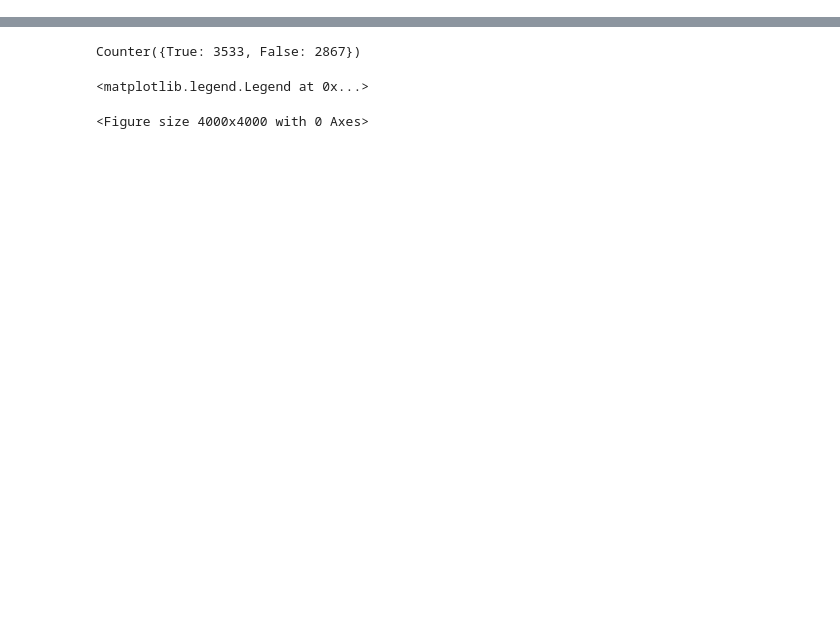
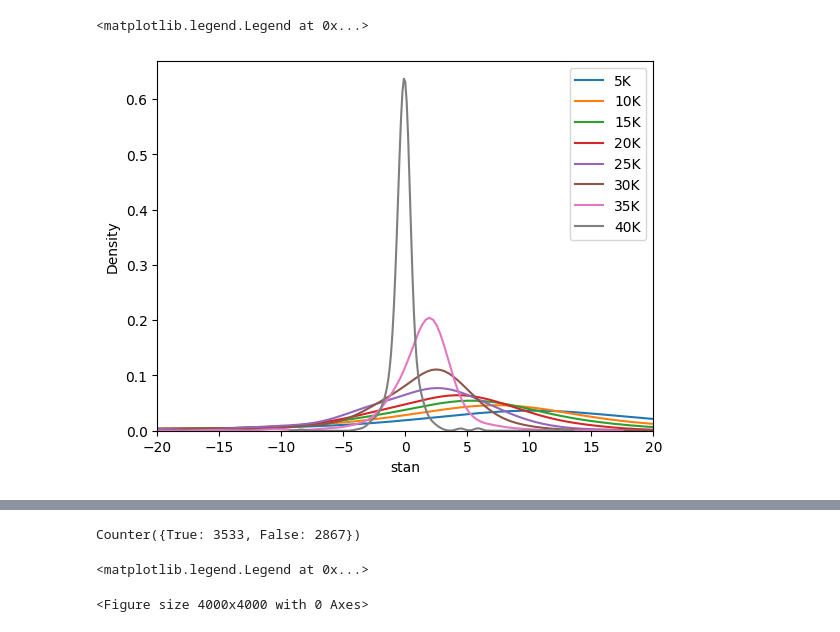
Before and after one commit to eaegerber/Marathon_Predictor, a Jupyter notebook: pystan_test.ipynb, the cells around one changed output, grey strips where cells are left out. Saved outputs shown, nothing was run; the diff lists cells and outputs as text; code cells hidden in the pictures; blank space fills up the shorter version.

```diff
--- a/pystan_test.ipynb
+++ b/pystan_test.ipynb
@@ -96,3 +124,26 @@ test_pred_r2 = get_predictions_NEW(test, r_results2, feats_lis=["total_pace", "c
+# %%
+# test_pred_r1 = get_predictions(test, rstan1, feats_lis=["total_pace"],  beta_lis=["beta[1]"])
+# test_pred_r2 = get_predictions(test, rstan2, feats_lis=["total_pace", "curr_pace"],  beta_lis=["beta[1]", "beta[2]"])
+# test_pred_r3 = get_predictions(test, rstan3, feats_lis=["total_pace", "prop"],  beta_lis=["beta[1]", "beta[2]"])
+# test_pred_r4 = get_predictions(test, rstan4, feats_lis=["total_pace", "curr_pace", "prop"],  beta_lis=["beta[1]", "beta[2]", "beta[3]"])
+
+test_pred_r1 = get_predictions_NEW(test, rstan1, feats_lis=["total_pace"],  beta_lis=["beta[1]"], propleft=False)
+test_pred_r2 = get_predictions_NEW(test, rstan2, feats_lis=["total_pace", "curr_pace"],  beta_lis=["beta[1]", "beta[2]"], propleft=False)
+test_pred_r3 = get_predictions_NEW(test, rstan3, feats_lis=["total_pace", "prop"],  beta_lis=["beta[1]", "beta[2]"], propleft=False)
+test_pred_r4 = get_predictions_NEW(test, rstan4, feats_lis=["total_pace", "curr_pace", "prop"],  beta_lis=["beta[1]", "beta[2]", "beta[3]"], propleft=False)
+
+test_pred_r5 = get_predictions_NEW(test, rstan1, feats_lis=["total_pace"],  beta_lis=["beta[1]"], propleft=True)
+test_pred_r6 = get_predictions_NEW(test, rstan2, feats_lis=["total_pace", "curr_pace"],  beta_lis=["beta[1]", "beta[2]"], propleft=True)
+test_pred_r7 = get_predictions_NEW(test, rstan3, feats_lis=["total_pace", "prop"],  beta_lis=["beta[1]", "beta[2]"], propleft=True)
+test_pred_r8 = get_predictions_NEW(test, rstan4, feats_lis=["total_pace", "curr_pace", "prop"],  beta_lis=["beta[1]", "beta[2]", "beta[3]"], propleft=True)
+
+test_pred_r9 = get_predictions_NEW(test, rstan9, feats_lis=["total_pace", "curr_pace", "prop", "propxcurr"],  beta_lis=["beta[1]", "beta[2]", "beta[3]", "beta[4]"], propleft=True)
+test_pred_r91 = get_predictions_NEW(test, rstan91, feats_lis=["total_pace", "curr_pace", "prop", "propxcurr", "male"],  beta_lis=["beta[1]", "beta[2]", "beta[3]", "beta[4]", "beta[5]"], propleft=True)
+
+# test_pred_t1 = get_predictions(test, stan_results1, feats_lis = ["total_pace", "prop"], beta_lis = ["beta.1", "beta.2"])
+# test_pred_t2 = get_predictions(test, stan_results2, feats_lis = ["total_pace", "curr_pace", "prop"], beta_lis = ["beta.1", "beta.2", "beta.3"])
+# test_pred_r1 = get_predictions_NEW(test, r_results1, feats_lis=["total_pace", "prop"],  beta_lis=["beta[1]", "beta[2]"])
+# test_pred_r2 = get_predictions_NEW(test, r_results2, feats_lis=["total_pace", "curr_pace", "prop"],  beta_lis=["beta[1]", "beta[2]", "beta[3]"])
 # %%
 # s_data =pd.DataFrame([[4, 0.2], [3, 0.5]], columns=["total_pace", "prop"])
 # full_predictions(s_data, stan_results1, feats_lis = ["total_pace", "prop"], beta_lis = ["beta.1", "beta.2"])
@@ -126,0 +195,8 @@ table
+# %%
+for mark in marks:
+    sns.kdeplot(test_pred_r9[test_pred_r9["dist"] == mark]["stan"], label=mark)
+plt.xlim(-20, 20)
+plt.legend()
+# %% [output]
+<matplotlib.legend.Legend at 0x...>
+[figure, added]
```
Also changed, not shown: parts of 22 cells of this notebook, 18 other files.
